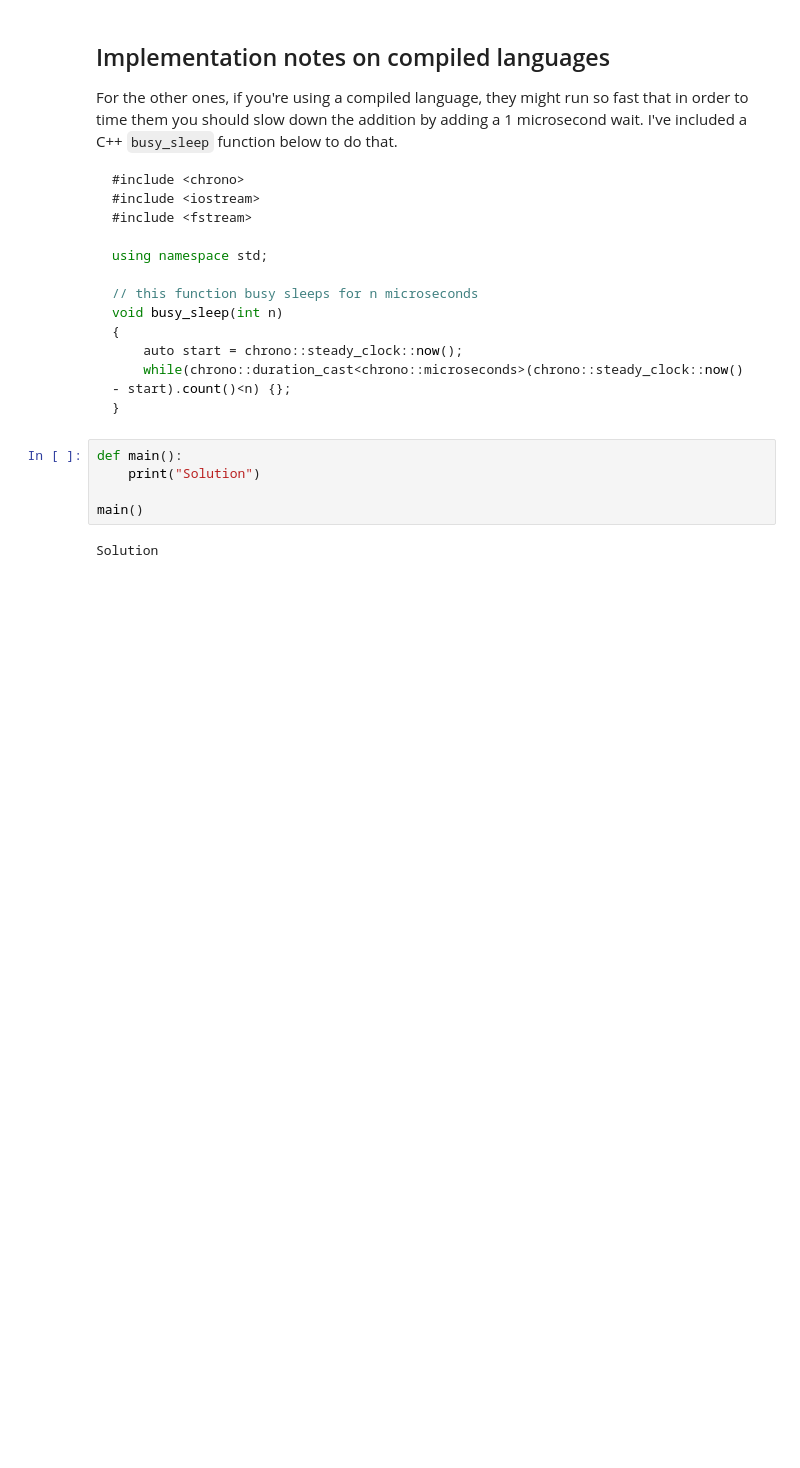
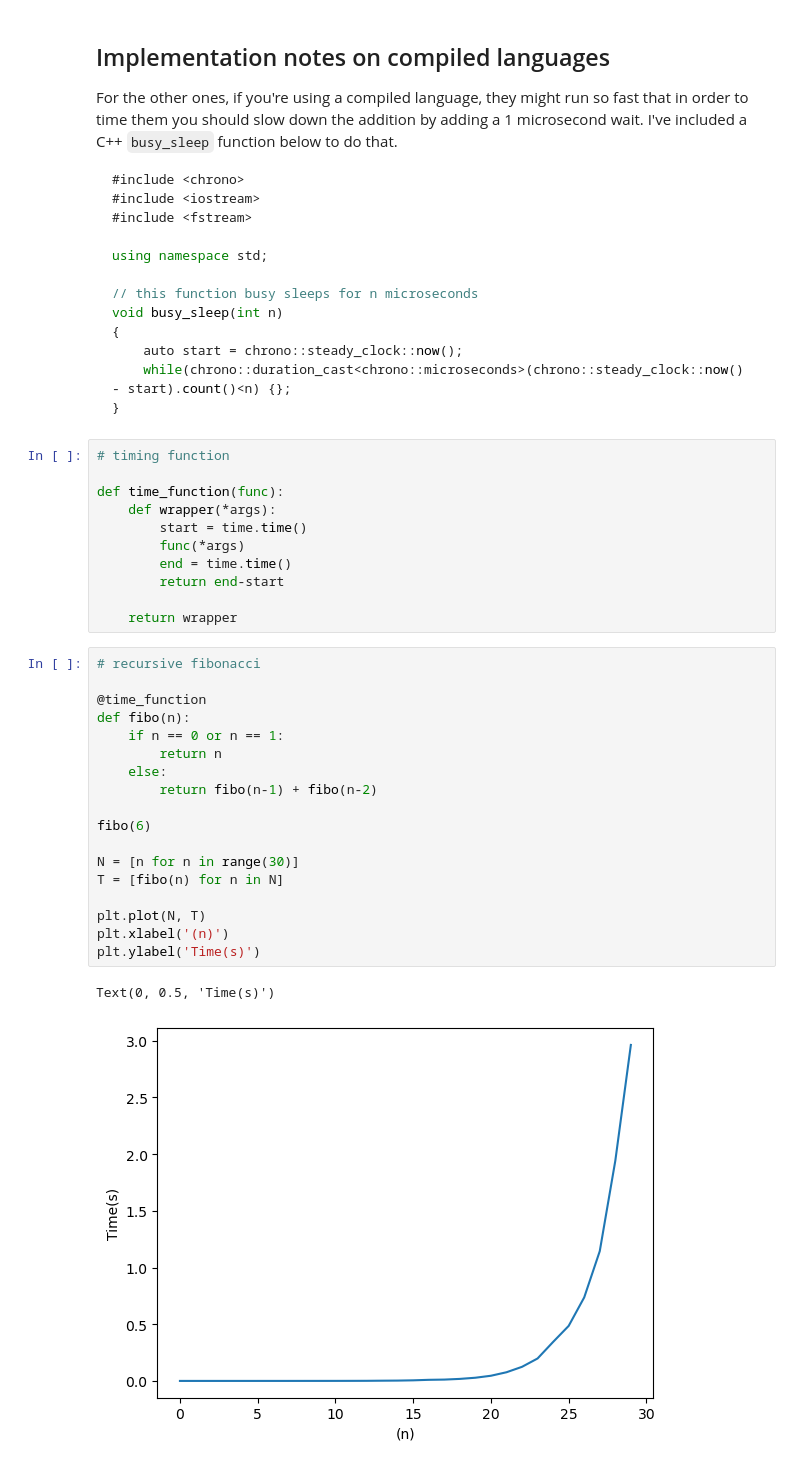
Before and after one commit to goodman-imperial/discrete-maths-classes, a Jupyter notebook: week_1_class.ipynb, the cells around one changed output. Saved outputs shown, nothing was run; the diff lists cells and outputs as text; blank space fills up the shorter version.

Commit message:
wk1 recursive fibonnaci

````diff
--- a/week_1_class.ipynb
+++ b/week_1_class.ipynb
@@ -58,10 +59,35 @@ void busy_sleep(int n)
     while(chrono::duration_cast<chrono::microseconds>(chrono::steady_clock::now() - start).count()<n) {};
 }
 ```
-# %%
-def main():
-    print("Solution")
-
-main()
-# %% [output]
-Solution
+# %%
+# timing function
+
+def time_function(func):
+    def wrapper(*args):
+        start = time.time()
+        func(*args)
+        end = time.time()
+        return end-start
+
+    return wrapper
+# %%
+# recursive fibonacci
+
+@time_function
+def fibo(n):
+    if n == 0 or n == 1:
+        return n
+    else:
+        return fibo(n-1) + fibo(n-2)
+
+fibo(6)
+
+N = [n for n in range(30)]
+T = [fibo(n) for n in N]
+
+plt.plot(N, T)
+plt.xlabel('(n)')
+plt.ylabel('Time(s)')
+# %% [output]
+Text(0, 0.5, 'Time(s)')
+[figure, added]
````
Also changed, not shown: parts of 1 cell of this notebook.
